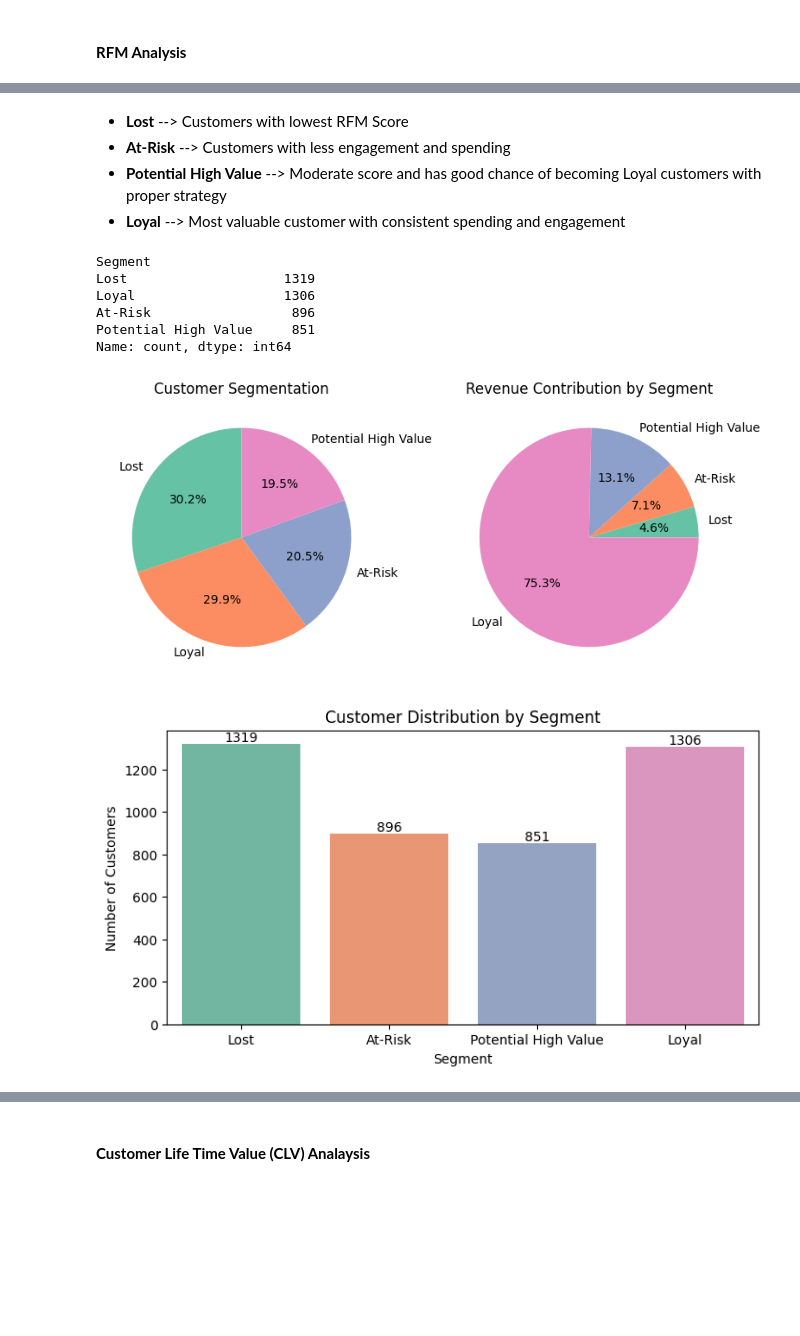
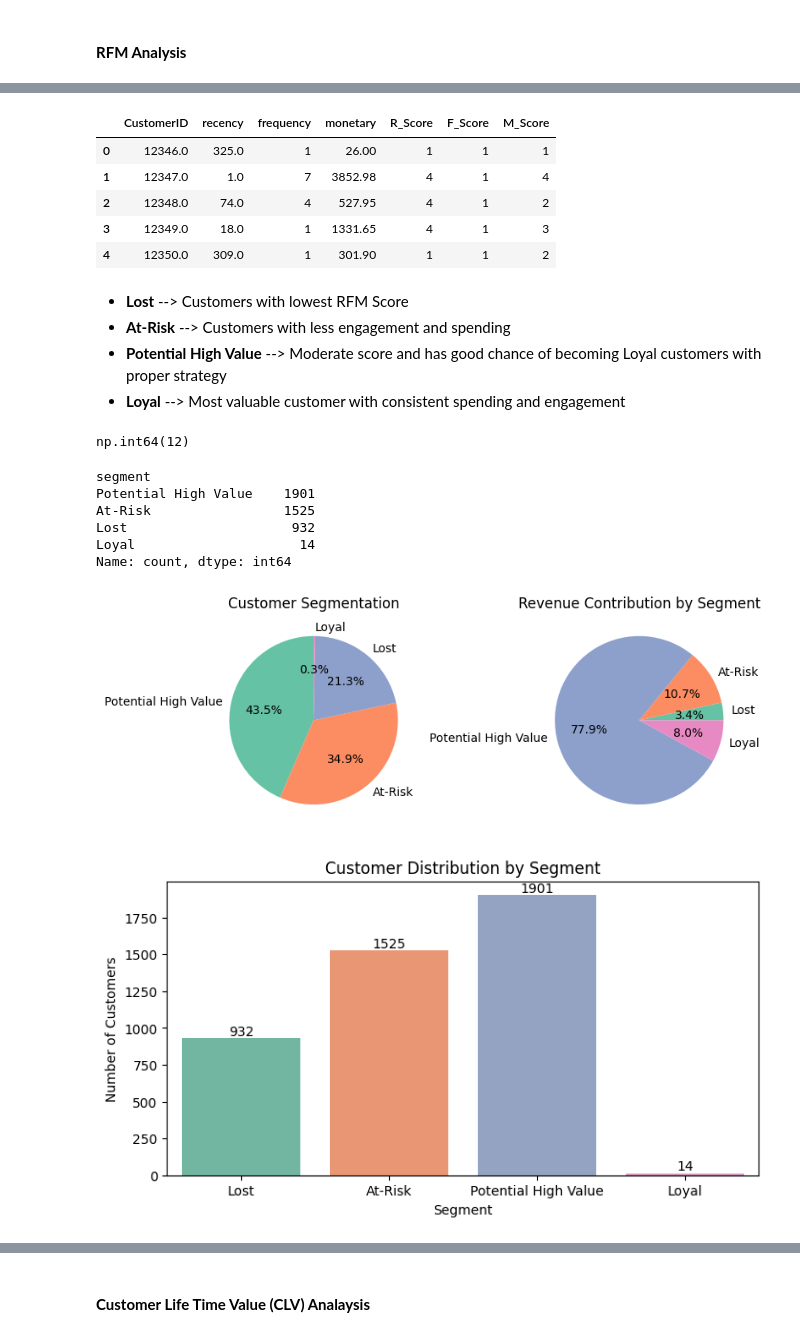
Before and after one commit to sampath-kothapalli/crm-analysis, a Jupyter notebook: crm_analysis.ipynb, the cells around one changed output, grey strips where cells are left out. Drawn from its saved outputs; the diff is of its cells as text; code cells hidden in the pictures; blank space fills up the shorter version.

```diff
--- a/crm_analysis.ipynb
+++ b/crm_analysis.ipynb
@@ -22,7 +17,7 @@ import warnings
 warnings.filterwarnings('ignore')
 # %%
 # importing data from CSV file into a Pandas DataFrame
-df_import = pd.read_csv('/content/drive/Othercomputers/My laptop/Scaler DSML/Domain Analytics/Capstone Project/Ecom_CRM_analysis.csv')
+df_import = pd.read_csv('D:\ml\github\crm-analysis\ecom_crm_analysis.csv')
 # %% [markdown]
 ### Data Features
 # %%
@@ -480,11 +520,12 @@ for config in agg_configs:
 # %%
 # Recency: Days since last transaction
 reference_date = df['InvoiceDate'].max()
+
 rfm = df.groupby('CustomerID').agg({
-    'InvoiceDate': lambda x: (reference_date - x.max()).days,
-    'InvoiceNo': 'count',
+    'InvoiceDate': lambda x: (reference_date - x.max()).days,  # Recency
+    'InvoiceNo': 'nunique',  # Frequency
     'TotalPrice': 'sum'
-}).rename(columns={'InvoiceDate': 'Recency', 'InvoiceNo': 'Frequency', 'TotalPrice': 'Monetary'}).reset_index()
+}).rename(columns={'InvoiceDate': 'recency', 'InvoiceNo': 'frequency', 'TotalPrice': 'monetary'}).reset_index()
 
 print(rfm.head())
 # %% [output]
@@ -497,4 +538,4 @@ print(rfm.head())
 # %%
-rfm['R_Score'] = pd.qcut(rfm['Recency'], 4, labels=[4, 3, 2, 1])
-rfm['F_Score'] = pd.qcut(rfm['Frequency'], 4, labels=[1, 2, 3, 4])
-rfm['M_Score'] = pd.qcut(rfm['Monetary'], 4, labels=[1, 2, 3, 4])
+rfm['R_Score'] = pd.qcut(rfm['recency'], 4, labels=[4, 3, 2, 1])
+rfm['F_Score'] = pd.qcut(rfm['frequency'], 4, labels=[1, 2, 3, 4])
+rfm['M_Score'] = pd.qcut(rfm['monetary'], 4, labels=[1, 2, 3, 4])
@@ -507,6 +562,15 @@ rfm.head(2)
 # %%
 # RFM score by adding all the scores
 rfm['RFM_Score'] = rfm['R_Score'].astype(int) + rfm['F_Score'].astype(int) + rfm['M_Score'].astype(int)
+# %%
+rfm.head()
+# %% [output]
+|  | CustomerID | recency | frequency | monetary | R_Score | F_Score | M_Score |
+| 0 | 12346.0 | 325.0 | 1 | 26.00 | 1 | 1 | 1 |
+| 1 | 12347.0 | 1.0 | 7 | 3852.98 | 4 | 1 | 4 |
+| 2 | 12348.0 | 74.0 | 4 | 527.95 | 4 | 1 | 2 |
+| 3 | 12349.0 | 18.0 | 1 | 1331.65 | 4 | 1 | 3 |
+| 4 | 12350.0 | 309.0 | 1 | 301.90 | 1 | 1 | 2 |
 # %% [markdown]
 
 
@@ -514,14 +578,18 @@ rfm['RFM_Score'] = rfm['R_Score'].astype(int) + rfm['F_Score'].astype(int) + rfm
 *   **At-Risk** --> Customers with less engagement and spending
 *   **Potential High Value** --> Moderate score and has good chance of becoming Loyal customers with proper strategy
 *   **Loyal** --> Most valuable customer with consistent spending and engagement
+# %%
+rfm['RFM_Score'].max()
+# %% [output]
+np.int64(12)
 # %%
 # Segment customers
-rfm['Segment'] = pd.cut(rfm['RFM_Score'], bins=[2, 5, 7, 9, 12], labels=['Lost','At-Risk', 'Potential High Value', 'Loyal'])
-print(rfm['Segment'].value_counts())
+rfm['segment'] = pd.cut(rfm['RFM_Score'], bins=[2, 5, 7, 9, 12], labels=['Lost','At-Risk', 'Potential High Value', 'Loyal'])
+print(rfm['segment'].value_counts())
 # %% [output]
-Segment
-Lost                    1319
-Loyal                   1306
-At-Risk                  896
-Potential High Value     851
+segment
+Potential High Value    1901
+At-Risk                 1525
+Lost                     932
+Loyal                     14
 Name: count, dtype: int64
@@ -528,21 +598,21 @@ Name: count, dtype: int64
 # %%
 fig,axes = plt.subplots(1, 2, figsize = (8,4))
 set2_colors = ['#66c2a5', '#fc8d62', '#8da0cb', '#e78ac3', '#a6d854', '#ffd92f', '#e5c494', '#b3b3b3']
-rfm['Segment'].value_counts().plot.pie(autopct='%1.1f%%', ax = axes[0], startangle=90, colors = set2_colors[:4])
+rfm['segment'].value_counts().plot.pie(autopct='%1.1f%%', ax = axes[0], startangle=90, colors = set2_colors[:4])
 axes[0].set_title('Customer Segmentation')
 axes[0].set_ylabel('')
 # plt.subplot(1,2,1)
-rfm.groupby('Segment')['Monetary'].sum().plot(kind='pie', autopct='%1.1f%%', ax = axes[1], colors = set2_colors[:4])
+rfm.groupby('segment')['monetary'].sum().plot(kind='pie', autopct='%1.1f%%', ax = axes[1], colors = set2_colors[:4])
 axes[1].set_title('Revenue Contribution by Segment')
 axes[1].set_ylabel('')
 
 plt.tight_layout()
 plt.show()
 # %% [output]
-[figure, old version]
+[figure, new version]
 # %%
 plt.figure(figsize=(8, 4))
-ax = sns.countplot(x='Segment', data=rfm, palette='Set2')
+ax = sns.countplot(x='segment', data=rfm, palette='Set2')
 for container in ax.containers:
     ax.bar_label(container)
 plt.title('Customer Distribution by Segment')
@@ -550,7 +620,7 @@ plt.xlabel('Segment')
 plt.ylabel('Number of Customers')
 plt.show()
 # %% [output]
-[figure, old version]
+[figure, new version]
 # %%
 plt.figure(figsize=(8, 4))
 ax = sns.barplot(x=rfm.groupby('Segment')['Monetary'].mean().index, y=rfm.groupby('Segment')['Monetary'].mean().values, palette = 'Set2')
```
Also changed, not shown: parts of 50 cells of this notebook, 3 other files.
